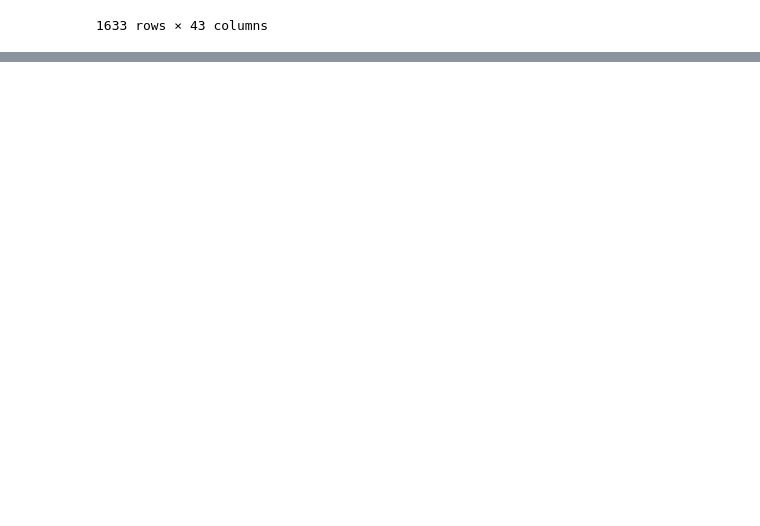
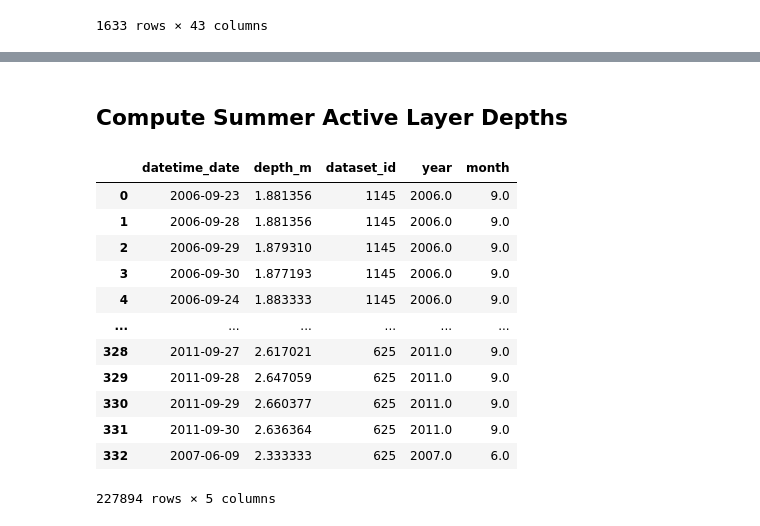
Before and after one commit to arctic-risk/arctic-data, a Jupyter notebook: permafrost/Download and Process Permafrost Data.ipynb, the cells around one changed output, grey strips where cells are left out. Drawn from its saved outputs; the diff is of its cells as text; code cells hidden in the pictures; blank space fills up the shorter version.

```diff
--- a/permafrost/Download and Process Permafrost Data.ipynb
+++ b/permafrost/Download and Process Permafrost Data.ipynb
@@ -629,0 +1126,55 @@ gdfSubsiteInfo.to_postgis("t_permafrost_subsites",con=conn,
+# %% [markdown]
+## Compute Summer Active Layer Depths
+# %%
+datasets = pd.read_sql("SELECT DISTINCT dataset_id FROM t_permafrost_temperature_data;",con=conn).dataset_id.values
+# %%
+alldfs = []
+for dataset in tqdm(datasets):
+    query = """SELECT datetime_date,date_part('year'::text, t_permafrost_temperature_data.datetime_date) AS year,
+    date_part('month'::text, t_permafrost_temperature_data.datetime_date) AS month,
+    depth_m, "temperature_degC"
+    FROM t_permafrost_temperature_data
+    WHERE dataset_id={} AND date_part('month'::text, t_permafrost_temperature_data.datetime_date) in (6,7,8,9)""".format(dataset)
+
+    # WHERE dataset_id={}""".format(dataset)
+    dfData = pd.read_sql(query,con=conn)
+
+    datetime_dates = []
+    zerocrossings = []
+
+    alldata = []
+
+    dt_slices = dfData.datetime_date.unique()
+    for dt_slice in dt_slices:
+        ddf = dfData[dfData.datetime_date == dt_slice]
+        values = ddf.temperature_degC.values
+        if values.min() > 0 or values.max() < 0:
+            continue
+            zerocrossing = np.nan
+        else:
+            depths = ddf.depth_m.values
+            #print(values,depths)
+            f = interp1d(values,depths) #pd.to_numeric(values.index))
+            zerocrossing = f(0.)[()]
+        alldata.append({"datetime_date":dt_slice,"depth_m":zerocrossing,"dataset_id":dataset,
+                        "year":ddf.year.unique()[0],"month":ddf.month.unique()[0]})
+    ddf = pd.DataFrame(alldata).dropna()
+
+    alldfs.append(ddf)
+
+dfActiveLayerDepthsFromTemps = pd.DataFrame().append(alldfs)
+dfActiveLayerDepthsFromTemps
+# %% [output]
+|  | datetime_date | depth_m | dataset_id | year | month |
+| 0 | 2006-09-23 | 1.881356 | 1145 | 2006.0 | 9.0 |
+| 1 | 2006-09-28 | 1.881356 | 1145 | 2006.0 | 9.0 |
+| 2 | 2006-09-29 | 1.879310 | 1145 | 2006.0 | 9.0 |
+| 3 | 2006-09-30 | 1.877193 | 1145 | 2006.0 | 9.0 |
+| 4 | 2006-09-24 | 1.883333 | 1145 | 2006.0 | 9.0 |
+| ... | ... | ... | ... | ... | ... |
+| 328 | 2011-09-27 | 2.617021 | 625 | 2011.0 | 9.0 |
+| 329 | 2011-09-28 | 2.647059 | 625 | 2011.0 | 9.0 |
+| 330 | 2011-09-29 | 2.660377 | 625 | 2011.0 | 9.0 |
+| 331 | 2011-09-30 | 2.636364 | 625 | 2011.0 | 9.0 |
+| 332 | 2007-06-09 | 2.333333 | 625 | 2007.0 | 6.0 |
+227894 rows × 5 columns
```
Also changed, not shown: parts of 19 cells of this notebook.
